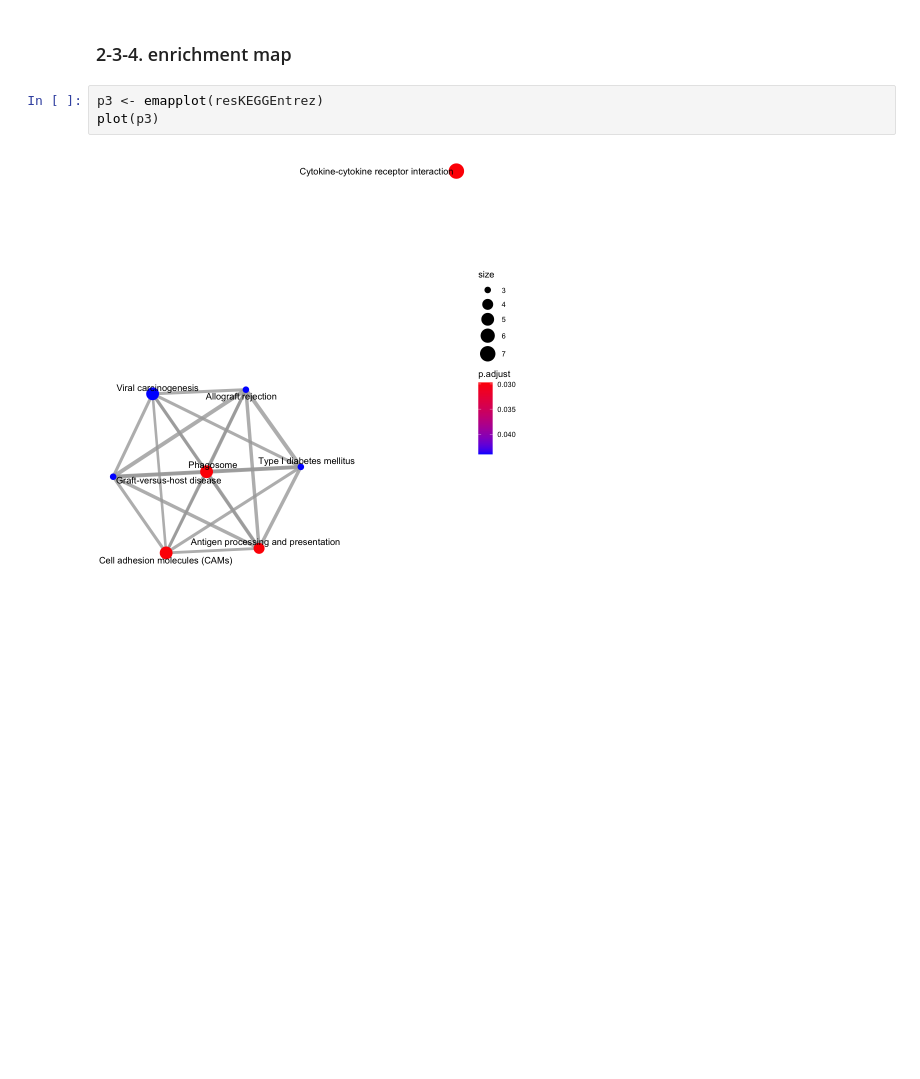
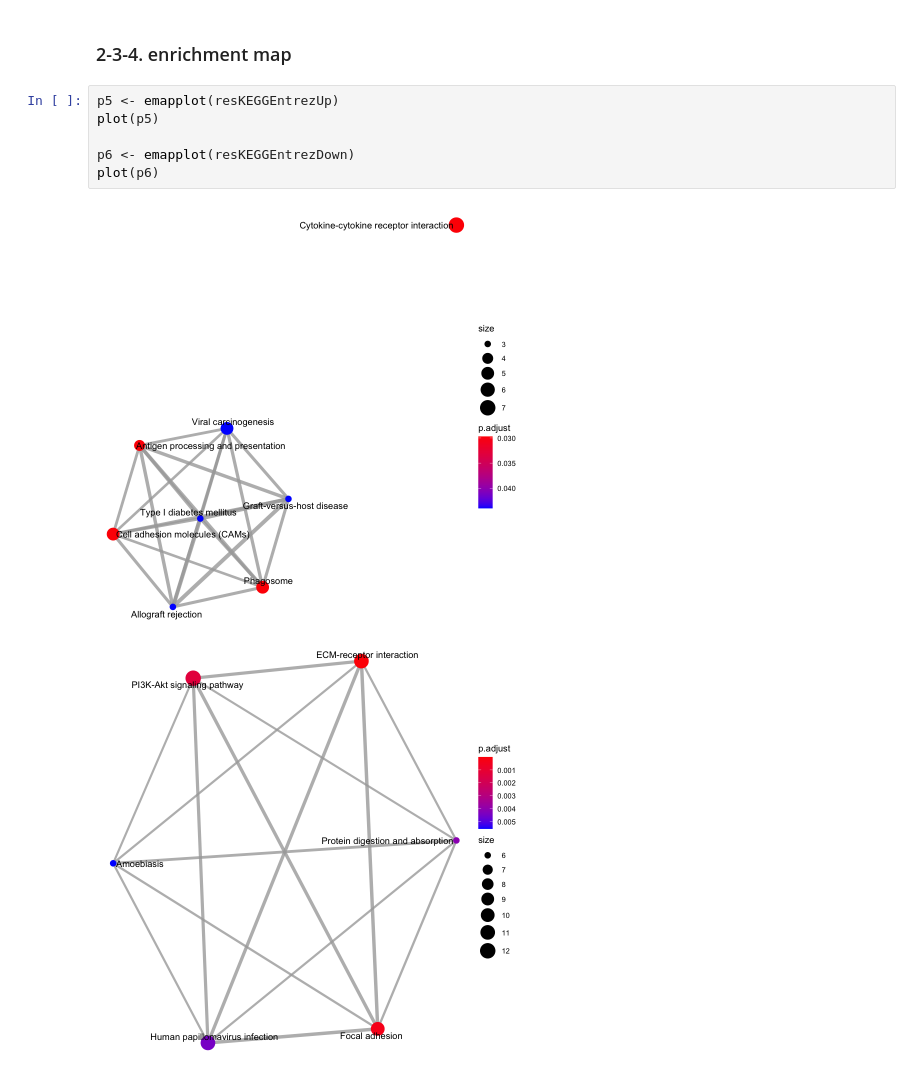
Before and after one commit to cbioinformatics/bulkRNAseq, a Jupyter notebook: Network.ipynb, the cells around one changed output. Drawn from its saved outputs; the diff is of its cells as text; blank space fills up the shorter version.

```diff
--- a/Network.ipynb
+++ b/Network.ipynb
@@ -111,7 +192,11 @@ plot(p2)
 # %% [markdown]
 ### 2-3-4. enrichment map
-# %%
-p3 <- emapplot(resKEGGEntrez)
-plot(p3)
-# %% [output]
-[figure, removed]
+# %%
+p5 <- emapplot(resKEGGEntrezUp)
+plot(p5)
+
+p6 <- emapplot(resKEGGEntrezDown)
+plot(p6)
+# %% [output]
+[figure, added]
+[figure, added]
```
Also changed, not shown: parts of 12 cells of this notebook.
